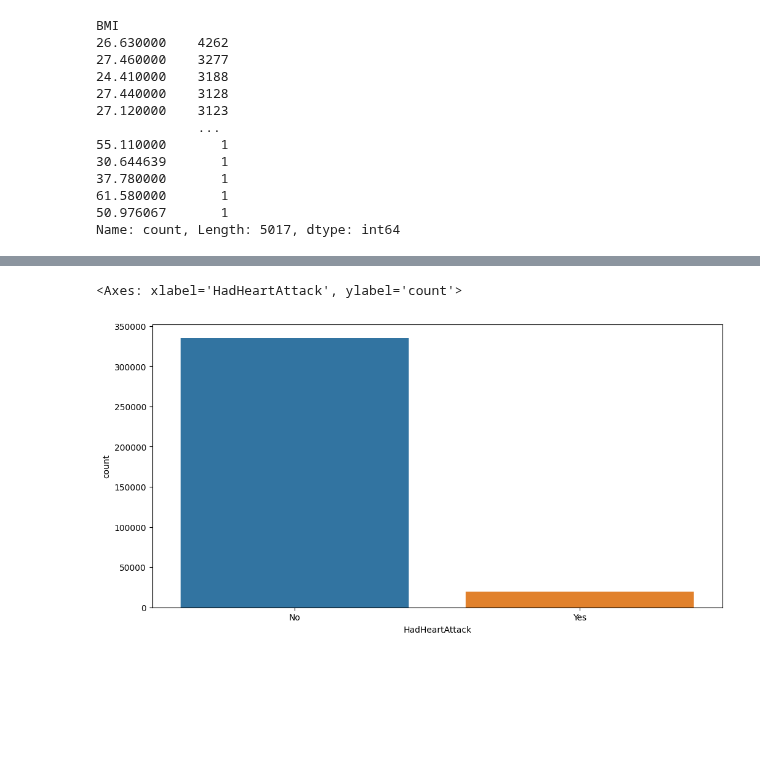
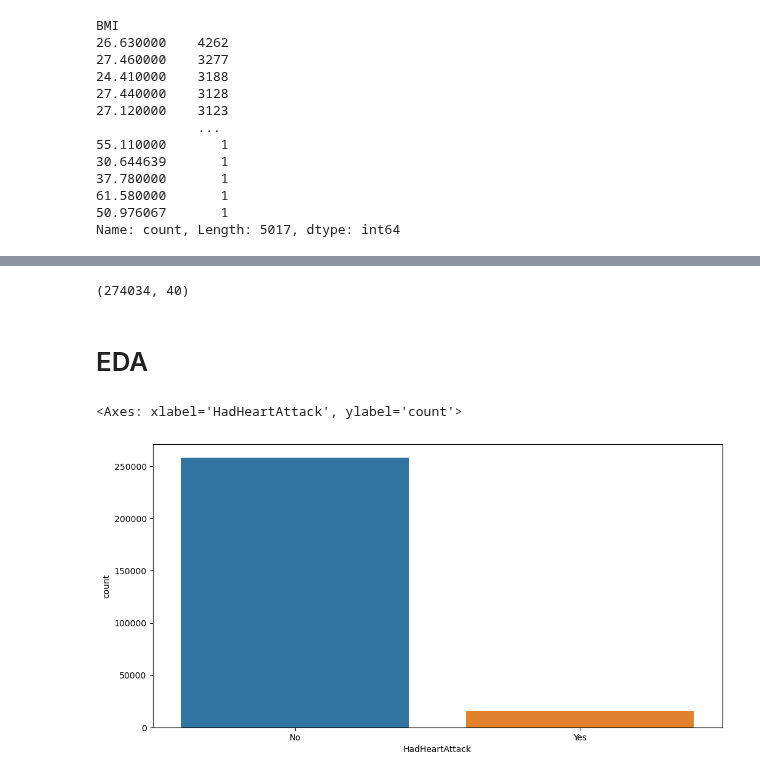
Before and after one commit to JaydenCJH/project_HD, a Jupyter notebook: main.ipynb, the cells around one changed output, grey strips where cells are left out. Cells and saved outputs as stored; diff of their text form; code cells hidden in the pictures; blank space fills up the shorter version.

```diff
--- a/main.ipynb
+++ b/main.ipynb
@@ -313,10 +312,22 @@ TetanusLast10Tdap            0
 HighRiskLastYear             0
 CovidPos                     0
 dtype: int64
+# %%
+dataset.shape
+# %% [output]
+(274034, 40)
+# %%
+dataset["HeartDisease"] = 0
+dataset.loc[dataset["HadHeartAttack"] == "Yes","HeartDisease"] = 1
+dataset.loc[dataset["HadAngina"] == "Yes","HeartDisease"] = 1
+
+df = dataset.copy()
+# %% [markdown]
+# EDA
 # %%
 plt.figure(figsize = (12, 6))
 
-sns.countplot(x = 'HadHeartAttack', data = dataset)
+sns.countplot(x = 'HadHeartAttack', data = df)
 # %% [output]
 <Axes: xlabel='HadHeartAttack', ylabel='count'>
-[figure, old version]
+[figure, new version]
```
Also changed, not shown: parts of 6 cells of this notebook.
